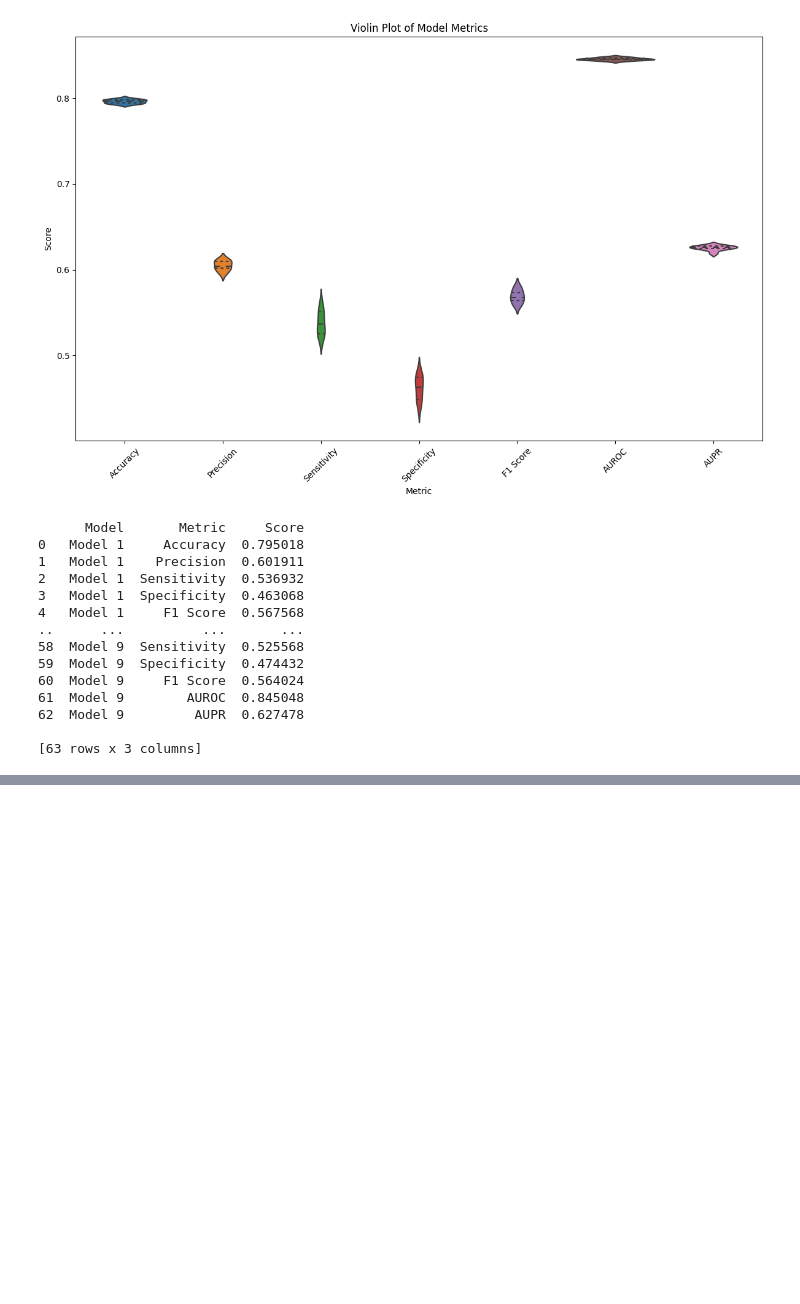
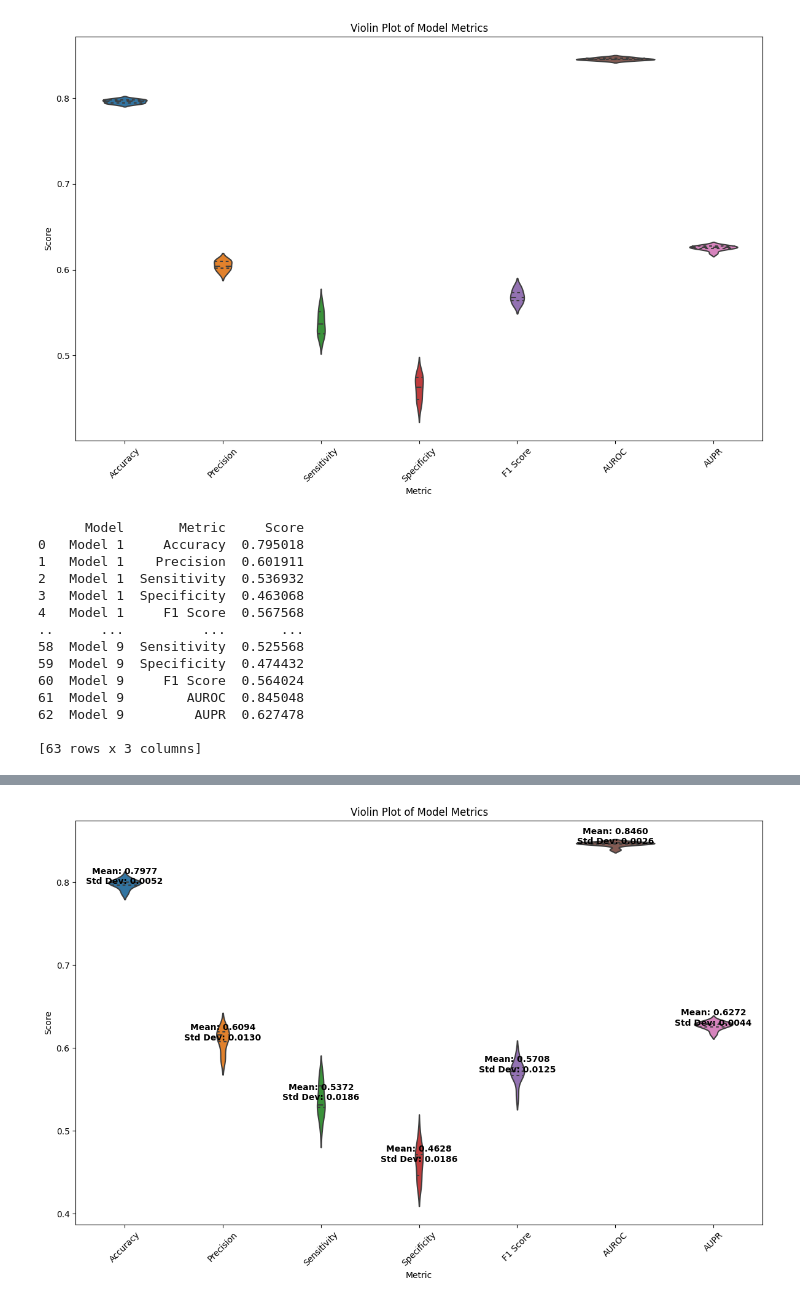
Before and after one commit to BarneyStinson73/CSE472-Machine-Learning-Sessional, a Jupyter notebook: Assignment 2/regression.ipynb, the cells around one changed output, grey strips where cells are left out. Cells and saved outputs as stored; diff of their text form; code cells hidden in the pictures; blank space fills up the shorter version.

```diff
--- a/Assignment 2/regression.ipynb
+++ b/Assignment 2/regression.ipynb
@@ -441,3 +433,86 @@ print(metrics_df)
 62  Model 9         AUPR  0.627478
 
 [63 rows x 3 columns]
+# %%
+import pandas as pd
+import seaborn as sns
+import matplotlib.pyplot as plt
+from sklearn.metrics import accuracy_score, precision_score, recall_score, f1_score, roc_auc_score, average_precision_score
+import numpy as np
+
+# Assuming models, x_test, and y_test are predefined.
+
+metrics = {
+    'Model': [],
+    'Metric': [],
+    'Score': []
+}
+
+# Store metrics for mean and std dev calculation
+mean_std_metrics = {
+    'Accuracy': [],
+    'Precision': [],
+    'Sensitivity': [],
+    'Specificity': [],
+    'F1 Score': [],
+    'AUROC': [],
+    'AUPR': []
+}
+
+for i, model in enumerate(models):
+    y_pred_base = model.predict(x_test)
+
+    accuracy = accuracy_score(y_test, y_pred_base)
+    precision = precision_score(y_test, y_pred_base)
+    sensitivity = recall_score(y_test, y_pred_base)  # Recall is sensitivity
+    specificity = recall_score(y_test, 1 - y_pred_base)  # Specificity calculation
+    f1 = f1_score(y_test, y_pred_base)
+    auroc = roc_auc_score(y_test, model.predict_proba(x_test)[:, 1])
+    aupr = average_precision_score(y_test, model.predict_proba(x_test)[:, 1])
+
+    # Append metrics to the dictionary in long format
+    metrics['Model'].extend([f'Model {i+1}'] * 7)  # 7 metrics for each model
+    metrics['Metric'].extend(['Accuracy', 'Precision', 'Sensitivity', 'Specificity', 'F1 Score', 'AUROC', 'AUPR'])
+    metrics['Score'].extend([accuracy, precision, sensitivity, specificity, f1, auroc, aupr])
+
+    # Append to lists for mean and std dev calculation
+    mean_std_metrics['Accuracy'].append(accuracy)
+    mean_std_metrics['Precision'].append(precision)
+    mean_std_metrics['Sensitivity'].append(sensitivity)
+    mean_std_metrics['Specificity'].append(specificity)
+    mean_std_metrics['F1 Score'].append(f1)
+    mean_std_metrics['AUROC'].append(auroc)
+    mean_std_metrics['AUPR'].append(aupr)
+
+# Create a DataFrame in long format
+metrics_df = pd.DataFrame(metrics)
+
+# Compute mean and standard deviation for each metric
+metric_stats = {metric: {"mean": np.mean(values), "std": np.std(values)} for metric, values in mean_std_metrics.items()}
+
+# Print out mean and standard deviation for each metric
+print("\nMean and Standard Deviation of Metrics:")
+for metric, stats in metric_stats.items():
+    print(f"{metric}: Mean = {stats['mean']:.4f}, Std Dev = {stats['std']:.4f}")
+
+# Create a violin plot
+plt.figure(figsize=(12, 8))
+sns.violinplot(x='Metric', y='Score', data=metrics_df, inner='quartile')
+plt.title('Violin Plot of Model Metrics')
+plt.xticks(rotation=45)
+plt.ylabel('Score')
+plt.xlabel('Metric')
+
+# Annotating the plot with mean and std dev
+for i, metric in enumerate(mean_std_metrics.keys()):
+    mean_val = metric_stats[metric]['mean']
+    std_val = metric_stats[metric]['std']
+    plt.text(i, mean_val, f'Mean: {mean_val:.4f}\nStd Dev: {std_val:.4f}',
+             horizontalalignment='center', size='medium', color='black', weight='semibold')
+
+plt.tight_layout()
+plt.show()
+
+# Displaying the metrics DataFrame
+print(metrics_df)
+# %% [output]
@@ -443,0 +527 @@ print(metrics_df)
+[figure, added]
```
Also changed, not shown: parts of 4 cells of this notebook.
